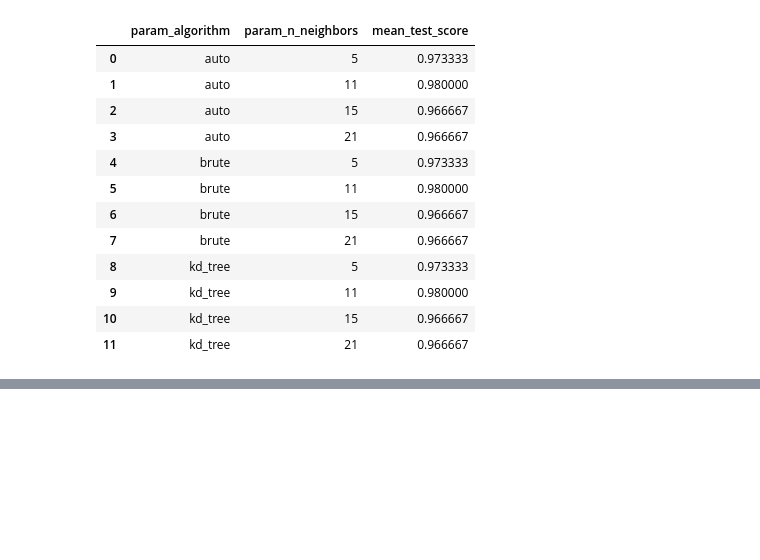
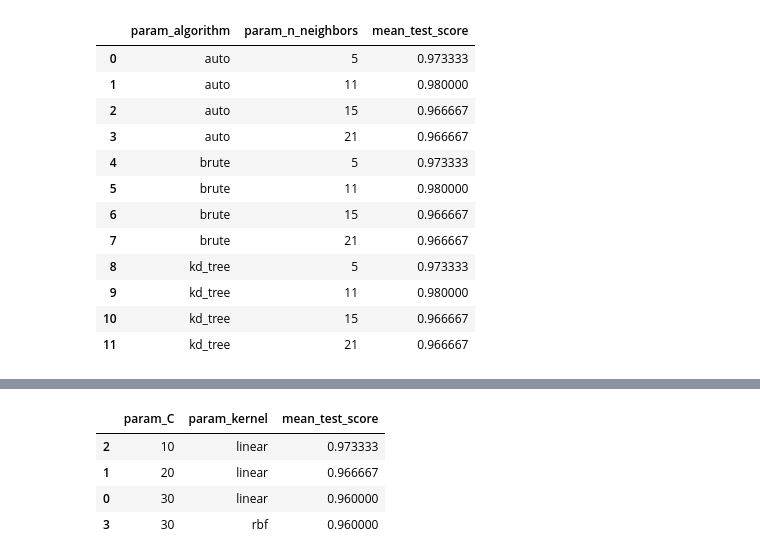
Before and after one commit to banerjee003/Machine-Learning, a Jupyter notebook: Iris/code.ipynb, the cells around one changed output, grey strips where cells are left out. Saved outputs shown, nothing was run; the diff lists cells and outputs as text; code cells hidden in the pictures; blank space fills up the shorter version.

```diff
--- a/Iris/code.ipynb
+++ b/Iris/code.ipynb
@@ -166,0 +194,8 @@ results_knn[['param_algorithm','param_n_neighbors','mean_test_score']]
+# %%
+results_svm_r[['param_C','param_kernel','mean_test_score']].sort_values(by='mean_test_score',ascending=False)
+# %% [output]
+|  | param_C | param_kernel | mean_test_score |
+| 2 | 10 | linear | 0.973333 |
+| 1 | 20 | linear | 0.966667 |
+| 0 | 30 | linear | 0.960000 |
+| 3 | 30 | rbf | 0.960000 |
```
Also changed, not shown: parts of 13 cells of this notebook.
